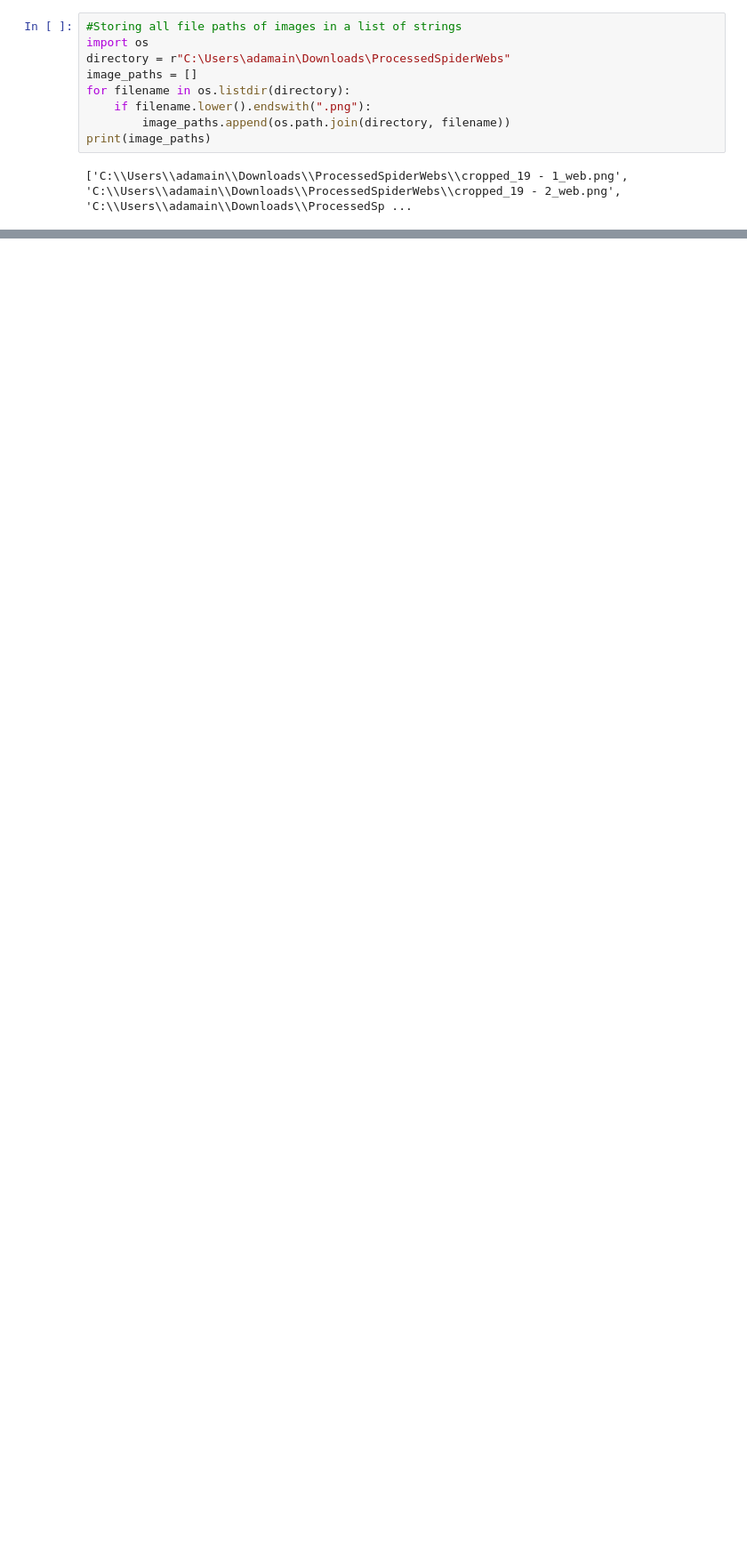
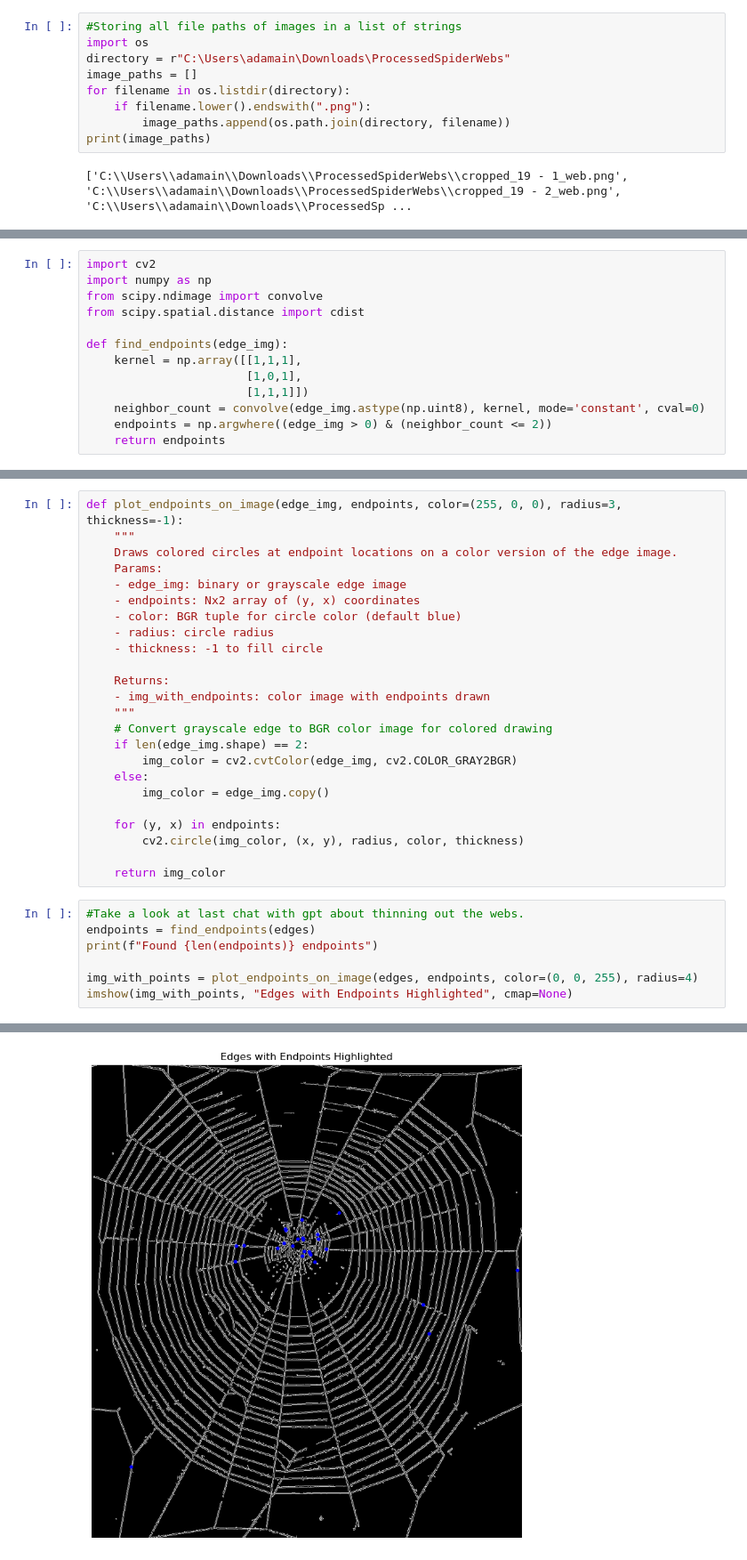
Before and after one commit to QuantumSkull5/SpiderImageReading, a Jupyter notebook: AnalyzingWebs.ipynb, the cells around one changed output, grey strips where cells are left out. Shown at 89% size. Saved outputs shown, nothing was run; the diff lists cells and outputs as text; blank space fills up the shorter version.

```diff
--- a/AnalyzingWebs.ipynb
+++ b/AnalyzingWebs.ipynb
@@ -47,0 +57,13 @@ plt.show()
+# %%
+import cv2
+import numpy as np
+from scipy.ndimage import convolve
+from scipy.spatial.distance import cdist
+
+def find_endpoints(edge_img):
+    kernel = np.array([[1,1,1],
+                       [1,0,1],
+                       [1,1,1]])
+    neighbor_count = convolve(edge_img.astype(np.uint8), kernel, mode='constant', cval=0)
+    endpoints = np.argwhere((edge_img > 0) & (neighbor_count <= 2))
+    return endpoints
@@ -47,0 +97,32 @@ plt.show()
+# %%
+def plot_endpoints_on_image(edge_img, endpoints, color=(255, 0, 0), radius=3, thickness=-1):
+    """
+    Draws colored circles at endpoint locations on a color version of the edge image.
+    Params:
+    - edge_img: binary or grayscale edge image
+    - endpoints: Nx2 array of (y, x) coordinates
+    - color: BGR tuple for circle color (default blue)
+    - radius: circle radius
+    - thickness: -1 to fill circle
+
+    Returns:
+    - img_with_endpoints: color image with endpoints drawn
+    """
+    # Convert grayscale edge to BGR color image for colored drawing
+    if len(edge_img.shape) == 2:
+        img_color = cv2.cvtColor(edge_img, cv2.COLOR_GRAY2BGR)
+    else:
+        img_color = edge_img.copy()
+
+    for (y, x) in endpoints:
+        cv2.circle(img_color, (x, y), radius, color, thickness)
+
+    return img_color
+# %%
+#Take a look at last chat with gpt about thinning out the webs.
+endpoints = find_endpoints(edges)
+print(f"Found {len(endpoints)} endpoints")
+
+img_with_points = plot_endpoints_on_image(edges, endpoints, color=(0, 0, 255), radius=4)
+imshow(img_with_points, "Edges with Endpoints Highlighted", cmap=None)
+# %% [output]
@@ -47,0 +130 @@ plt.show()
+[figure, added]
```
Also changed, not shown: parts of 9 cells of this notebook.
